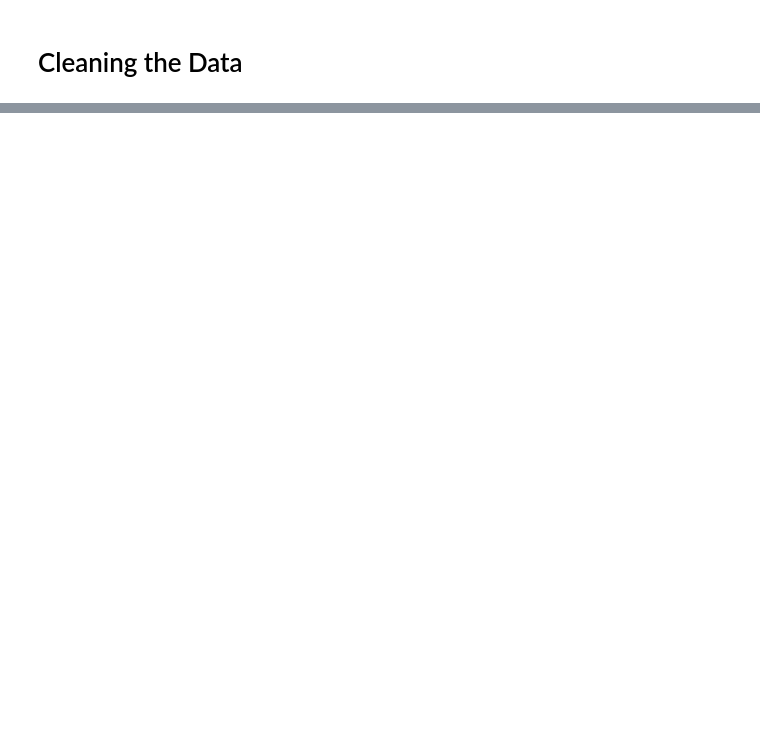
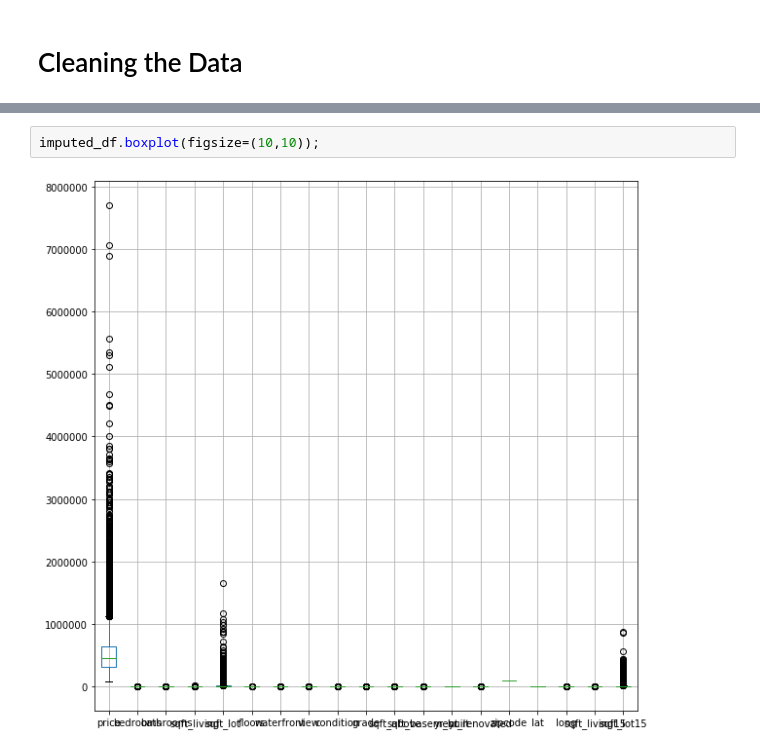
Before and after one commit to andymdc31/flatiron_project1, a Jupyter notebook: flatiron_project1/dsc-v2-mod1-final-project-online-ds-ft-081219/student.ipynb, the cells around one changed output, grey strips where cells are left out. Drawn from its saved outputs; the diff is of its cells as text; blank space fills up the shorter version.

```diff
--- a/flatiron_project1/dsc-v2-mod1-final-project-online-ds-ft-081219/student.ipynb
+++ b/flatiron_project1/dsc-v2-mod1-final-project-online-ds-ft-081219/student.ipynb
@@ -269,0 +240,4 @@ Name: view, dtype: int64
+# %%
+imputed_df.boxplot(figsize=(10,10));
+# %% [output]
+[figure, added]
```
Also changed, not shown: parts of 42 cells of this notebook.
